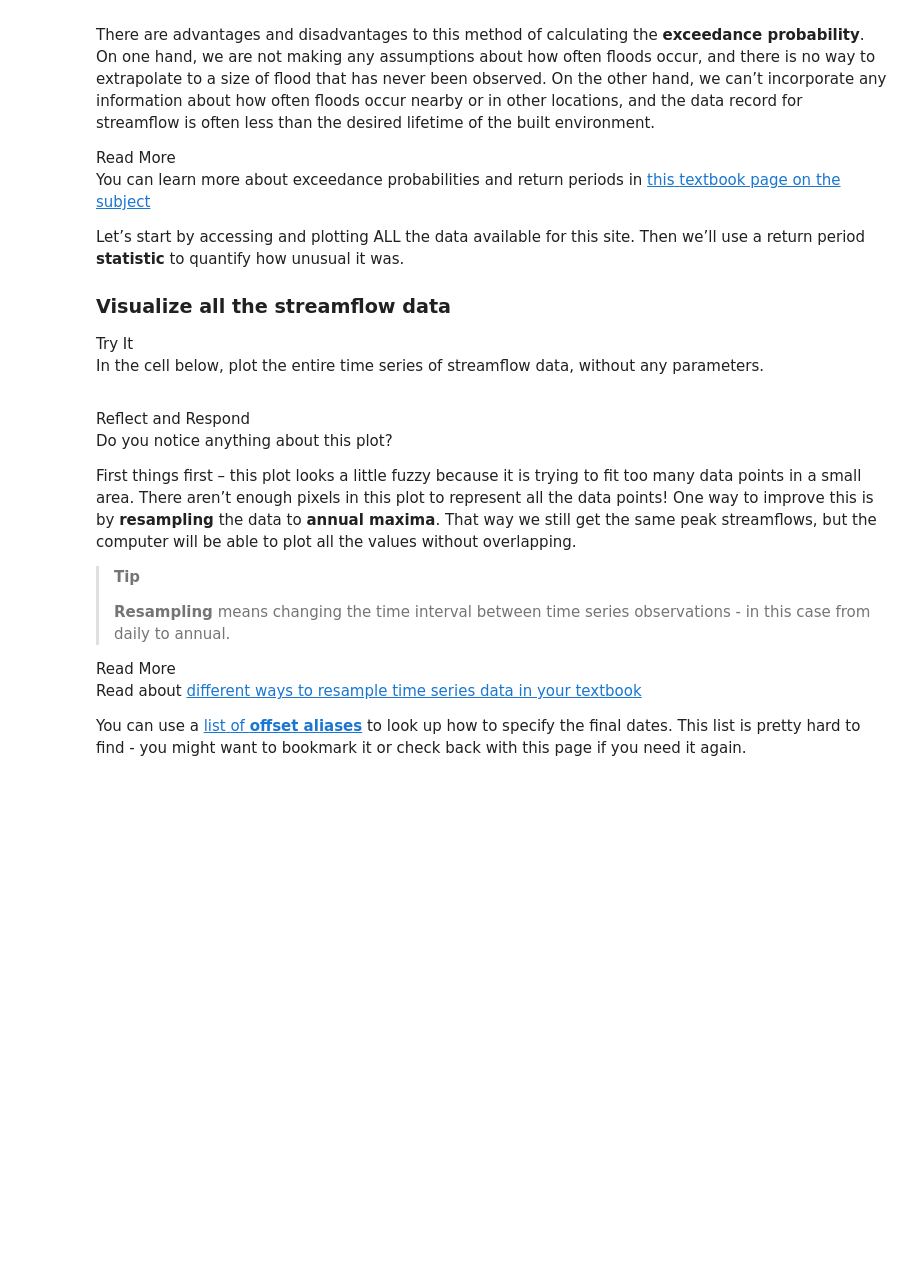
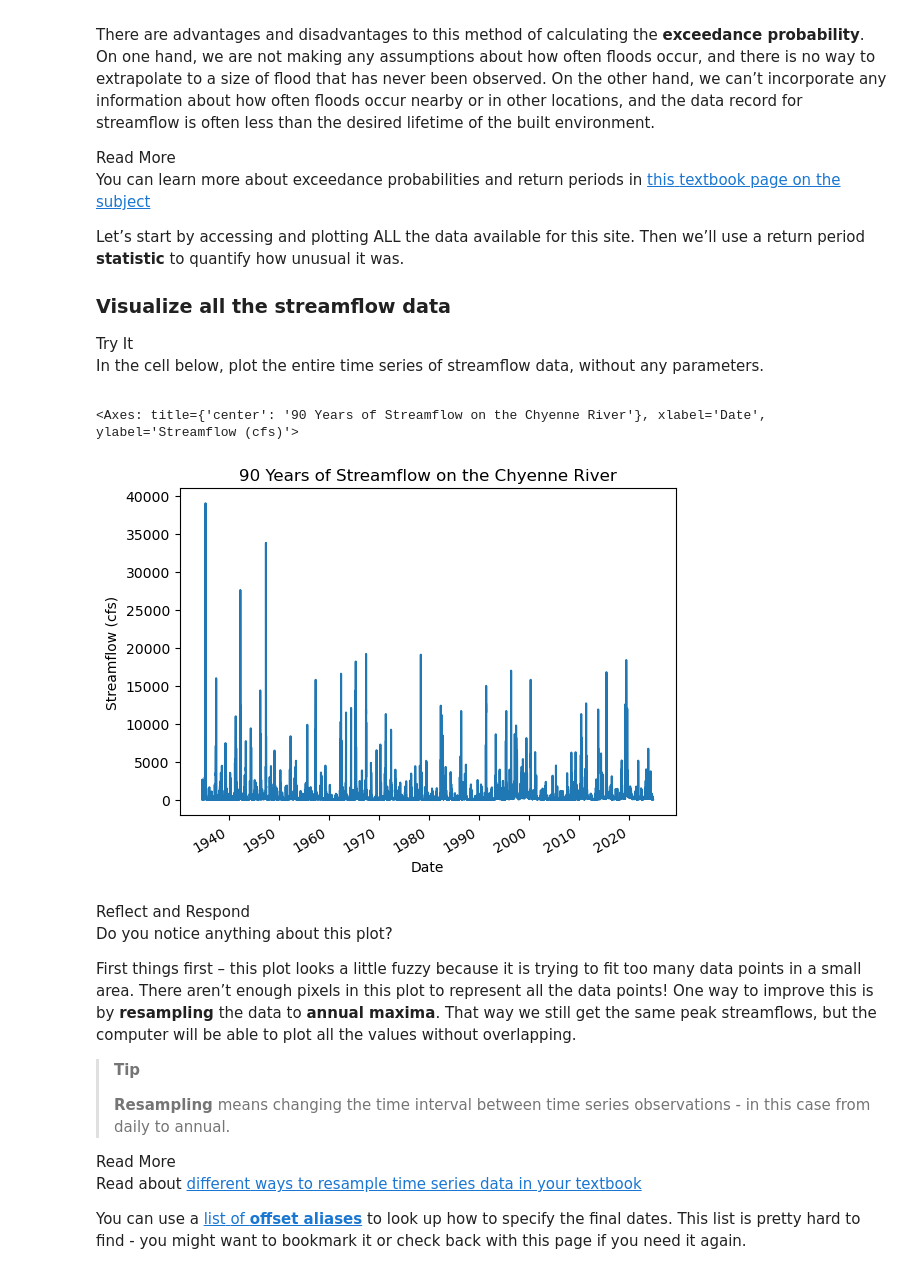
Before and after one commit to cu-esiil-edu/02-flood-rachelsadler, a Jupyter notebook: notebooks/flood-04-frequency.ipynb, the cells around one changed output. Saved outputs shown, nothing was run; the diff lists cells and outputs as text; code cells hidden in the pictures; blank space fills up the shorter version.

```diff
--- a/notebooks/flood-04-frequency.ipynb
+++ b/notebooks/flood-04-frequency.ipynb
@@ -81,6 +81,15 @@ unusual it was.
 without any parameters.</p></div></div>
 # %%
 # Plot the entire streamflow time series
+discharge_df.plot(
+    xlabel='Date',
+    ylabel='Streamflow (cfs)',
+    title='90 Years of Streamflow on the Chyenne River',
+    legend=False
+)
+# %% [output]
+<Axes: title={'center': '90 Years of Streamflow on the Chyenne River'}, xlabel='Date', ylabel='Streamflow (cfs)'>
+[figure, added]
 # %% [markdown]
 <link rel="stylesheet" type="text/css" href="./assets/styles.css"><div class="callout callout-style-default callout-titled callout-respond"><div class="callout-header"><div class="callout-icon-container"><i class="callout-icon"></i></div><div class="callout-title-container flex-fill">Reflect and Respond</div></div><div class="callout-body-container callout-body"><p>Do you notice anything about this plot?</p></div></div>
 
```
Also changed, not shown: parts of 2 cells of this notebook, 2 other files.
